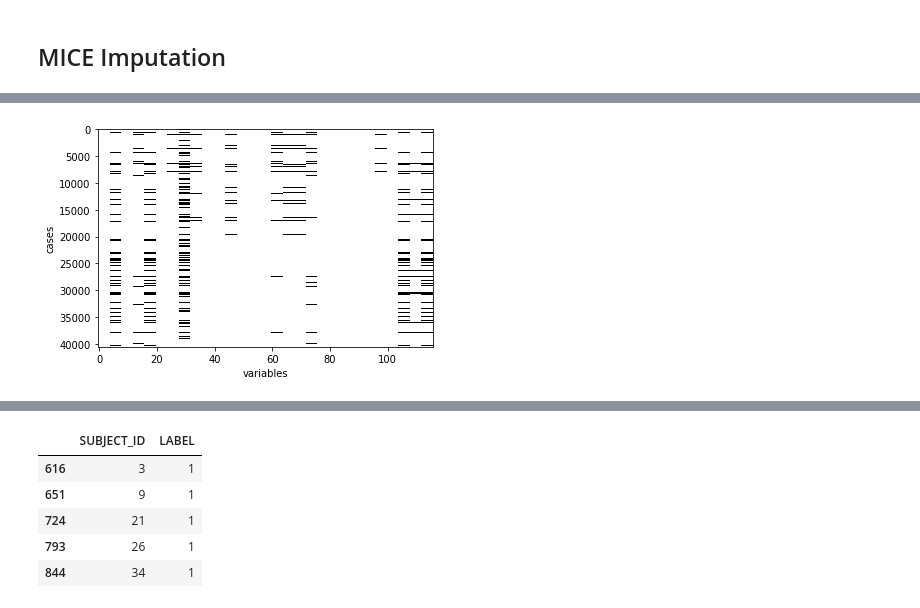
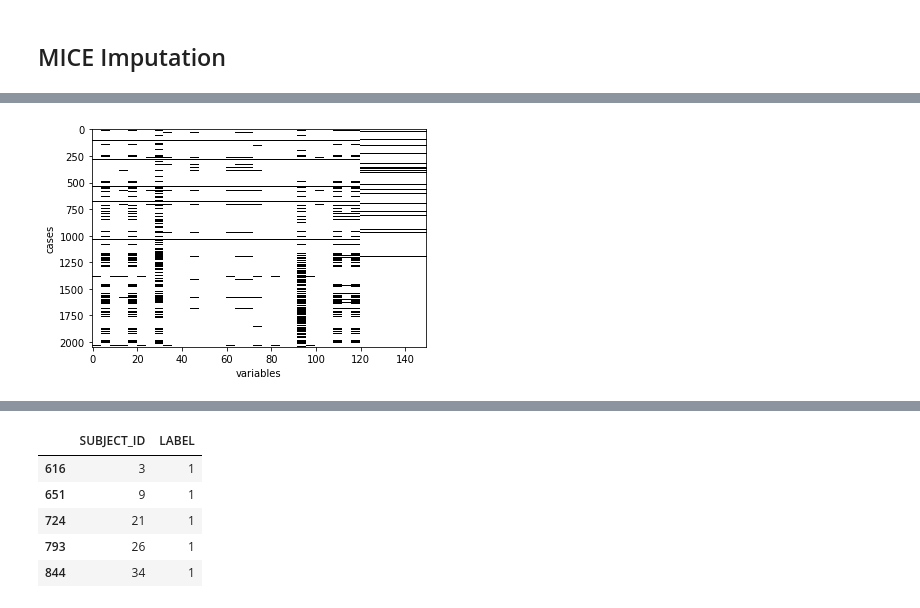
Before and after one commit to liuzi/Clinic-Analysis, a Jupyter notebook: Clustering.ipynb, the cells around one changed output, grey strips where cells are left out. Cells and saved outputs as stored; diff of their text form; code cells hidden in the pictures.

```diff
--- a/Clustering.ipynb
+++ b/Clustering.ipynb
@@ -314,0 +285,7 @@ sort_values(ascending=0,by='counts')[:10]
+# %%
+## Randomly Select Patients
+measre_clean_df = measre_clean_df[measre_clean_df['SUBJECT_ID'].isin(selected_patients['SUBJECT_ID'])]
+
+## Reset measures for extracting patient vectors
+data_process.set_measures(measre_clean_df)
+user_vectors = data_process.get_uservectors_dict()
@@ -315,8 +299,5 @@ sort_values(ascending=0,by='counts')[:10]
 # %%
-# user_vectors[2]
-user_dataframe = pd.DataFrame(user_vectors).T.dropna(axis=0,how='all')
-user_dataframe[:10]
-# dctToNdarray
-# pd.DataFrame({'SS':test.index})
+user_dataframe = pd.DataFrame(user_vectors).T.dropna(axis=0,how='all').sort_index()
+user_dataframe.sort_index().dropna(how='all').head()
 # %% [output]
 |  | 0 | 1 | 2 | 3 | 4 | 5 | 6 | 7 | 8 | 9 | ... | ... |
@@ -356,0 +342,8 @@ user_cleandf[:10]
+# %%
+## Rename columns in prescription data
+num_pres, num_bodyindex = user_prescription_vector.shape[1],user_cleandf.shape[1]
+user_prescription_vector.columns = [i for i in range(num_bodyindex,num_pres+num_bodyindex)]
+# %%
+final_patient_vector = pd.concat([user_cleandf,user_prescription_vector], axis=1, sort=False)
+final_patient_vector.head()
+## TODO: REMOVE Patients with very few data
@@ -398,10 +364,10 @@ Length: 116, dtype: int64
 # %%
-plt.imshow(~user_cleandf.isna(), aspect='auto')
+plt.imshow(~final_patient_vector.isna(), aspect='auto')
 plt.xlabel("variables")
 plt.ylabel("cases")
 plt.gray()
 plt.show()
 # %% [output]
-[figure, old version]
+[figure, new version]
 # %%
 ## For mice model, column name should be string instead of numeric type.
```
Also changed, not shown: parts of 55 cells of this notebook.
